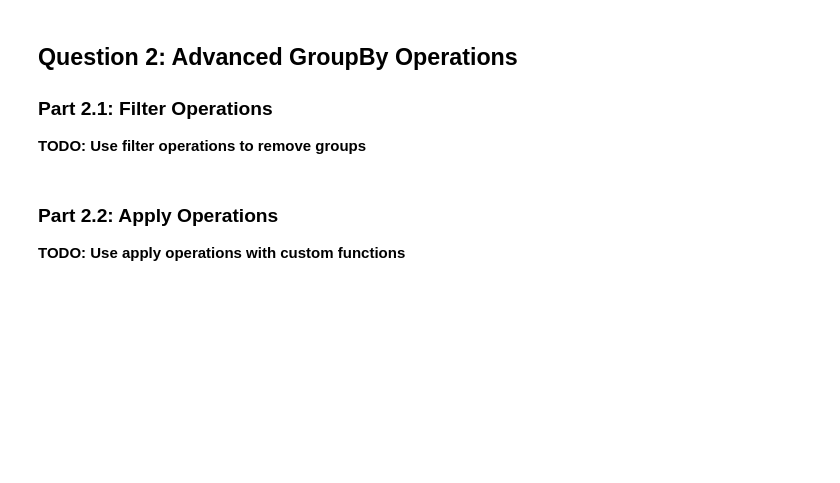
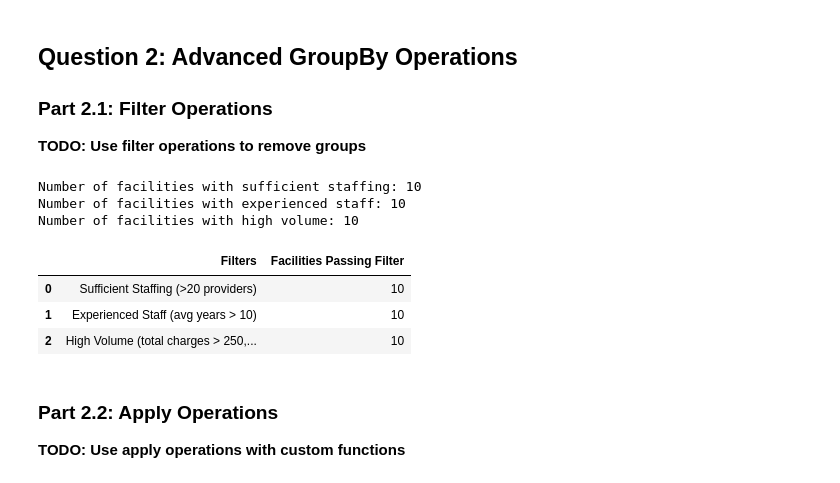
Before and after one commit to UCSF-DataSci/ds217-08-group-filter-and-flow-echang14, a Jupyter notebook: assignment.ipynb, the cells around one changed output. Cells and saved outputs as stored; diff of their text form; code cells hidden in the pictures; blank space fills up the shorter version.

```diff
--- a/assignment.ipynb
+++ b/assignment.ipynb
@@ -82,11 +163,48 @@ print("\nFirst few rows:", merged_df.head(5))
 **TODO: Use filter operations to remove groups**
 # %%
 # TODO: Filter facilities with more than 20 providers (sufficient staffing)
+
+sufficient_staffing = merged_df.groupby("facility_name").filter(lambda x: x["provider_id"].nunique() > 20)
+print("Number of facilities with sufficient staffing:",
+      sufficient_staffing["facility_name"].nunique())
+
 # TODO: Filter facilities with average years_experience > 10 (experienced staff)
+
+experienced_staff = merged_df.groupby("facility_name").filter(lambda x: x["years_experience"].mean() > 10)
+print("Number of facilities with experienced staff:",
+      experienced_staff["facility_name"].nunique())
+
 # TODO: Filter facilities with total encounter charges > 250000 (high volume)
+high_volume = merged_df.groupby("facility_name").filter(lambda x: x["service_charge"].sum() > 250000)
+print("Number of facilities with high volume:",
+      high_volume["facility_name"].nunique())
 
 # TODO: Create a summary of filtered results
+
+filter_summary = pd.DataFrame({
+    "Filters": [
+        "Sufficient Staffing (>20 providers)",
+        "Experienced Staff (avg years > 10)",
+        "High Volume (total charges > 250,000)"
+    ],
+    "Facilities Passing Filter": [
+        sufficient_staffing["facility_name"].nunique(),
+        experienced_staff["facility_name"].nunique(),
+        high_volume["facility_name"].nunique()
+    ]
+})
+
+display(filter_summary)
 # TODO: Save results as 'output/q2_filter_analysis.csv'
+filter_summary.to_csv("output/q2_filter_analysis.csv", index = False)
+# %% [output]
+Number of facilities with sufficient staffing: 10
+Number of facilities with experienced staff: 10
+Number of facilities with high volume: 10
+|  | Filters | Facilities Passing Filter |
+| 0 | Sufficient Staffing (>20 providers) | 10 |
+| 1 | Experienced Staff (avg years > 10) | 10 |
+| 2 | High Volume (total charges > 250,... | 10 |
 # %% [markdown]
 ### Part 2.2: Apply Operations
 
```
Also changed, not shown: parts of 6 cells of this notebook.
